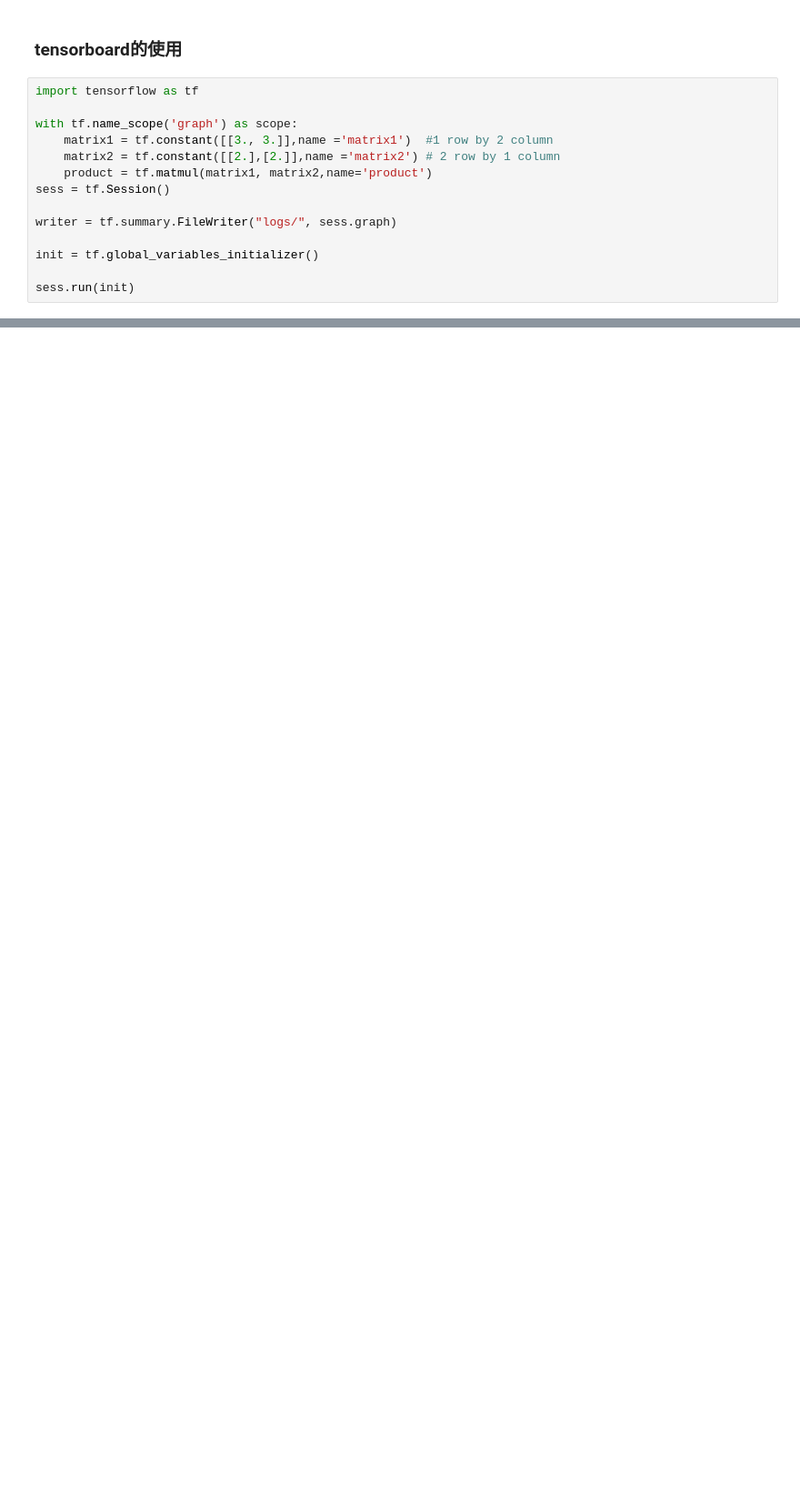
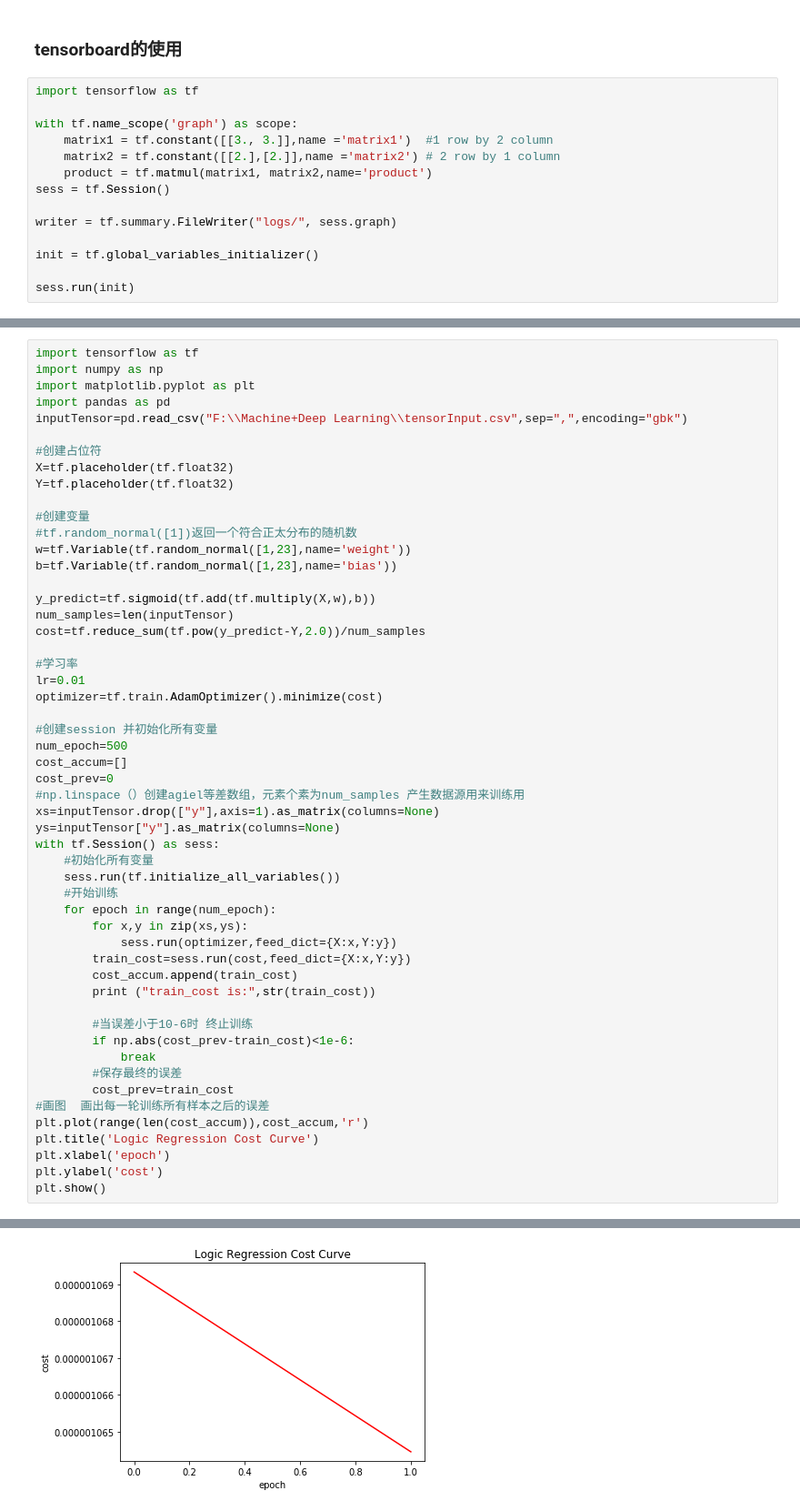
Before and after one commit to abeltowne/Machine-DeeP-Learning, a Jupyter notebook: tensorflow基础.ipynb, the cells around one changed output, grey strips where cells are left out. Shown: that part at 91% size. Saved outputs shown, nothing was run; the diff lists cells and outputs as text; blank space fills up the shorter version.

```diff
--- a/tensorflow基础.ipynb
+++ b/tensorflow基础.ipynb
@@ -398,0 +351,54 @@ for step  in  range(101):
+# %%
+import tensorflow as tf
+import numpy as np
+import matplotlib.pyplot as plt
+import pandas as pd
+inputTensor=pd.read_csv("F:\\Machine+Deep Learning\\tensorInput.csv",sep=",",encoding="gbk")
+
+#创建占位符
+X=tf.placeholder(tf.float32)
+Y=tf.placeholder(tf.float32)
+
+#创建变量
+#tf.random_normal([1])返回一个符合正太分布的随机数
+w=tf.Variable(tf.random_normal([1,23],name='weight'))
+b=tf.Variable(tf.random_normal([1,23],name='bias'))
+
+y_predict=tf.sigmoid(tf.add(tf.multiply(X,w),b))
+num_samples=len(inputTensor)
+cost=tf.reduce_sum(tf.pow(y_predict-Y,2.0))/num_samples
+
+#学习率
+lr=0.01
+optimizer=tf.train.AdamOptimizer().minimize(cost)
+
+#创建session 并初始化所有变量
+num_epoch=500
+cost_accum=[]
+cost_prev=0
+#np.linspace（）创建agiel等差数组，元素个素为num_samples 产生数据源用来训练用
+xs=inputTensor.drop(["y"],axis=1).as_matrix(columns=None)
+ys=inputTensor["y"].as_matrix(columns=None)
+with tf.Session() as sess:
+    #初始化所有变量
+    sess.run(tf.initialize_all_variables())
+    #开始训练
+    for epoch in range(num_epoch):
+        for x,y in zip(xs,ys):
+            sess.run(optimizer,feed_dict={X:x,Y:y})
+        train_cost=sess.run(cost,feed_dict={X:x,Y:y})
+        cost_accum.append(train_cost)
+        print ("train_cost is:",str(train_cost))
+
+        #当误差小于10-6时 终止训练
+        if np.abs(cost_prev-train_cost)<1e-6:
+            break
+        #保存最终的误差
+        cost_prev=train_cost
+#画图  画出每一轮训练所有样本之后的误差
+plt.plot(range(len(cost_accum)),cost_accum,'r')
+plt.title('Logic Regression Cost Curve')
+plt.xlabel('epoch')
+plt.ylabel('cost')
+plt.show()
+# %% [output]
@@ -398,0 +407 @@ for step  in  range(101):
+[figure, added]
```
Also changed, not shown: parts of 4 cells of this notebook, 4 other files.
